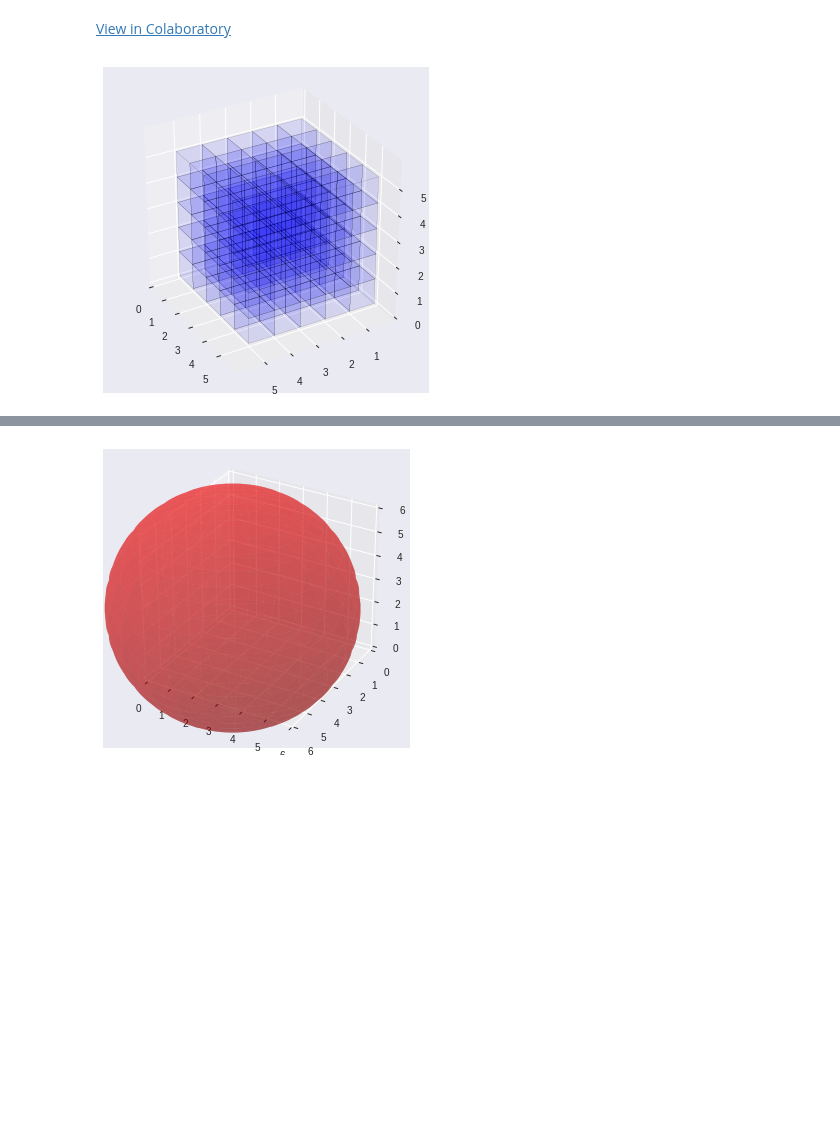
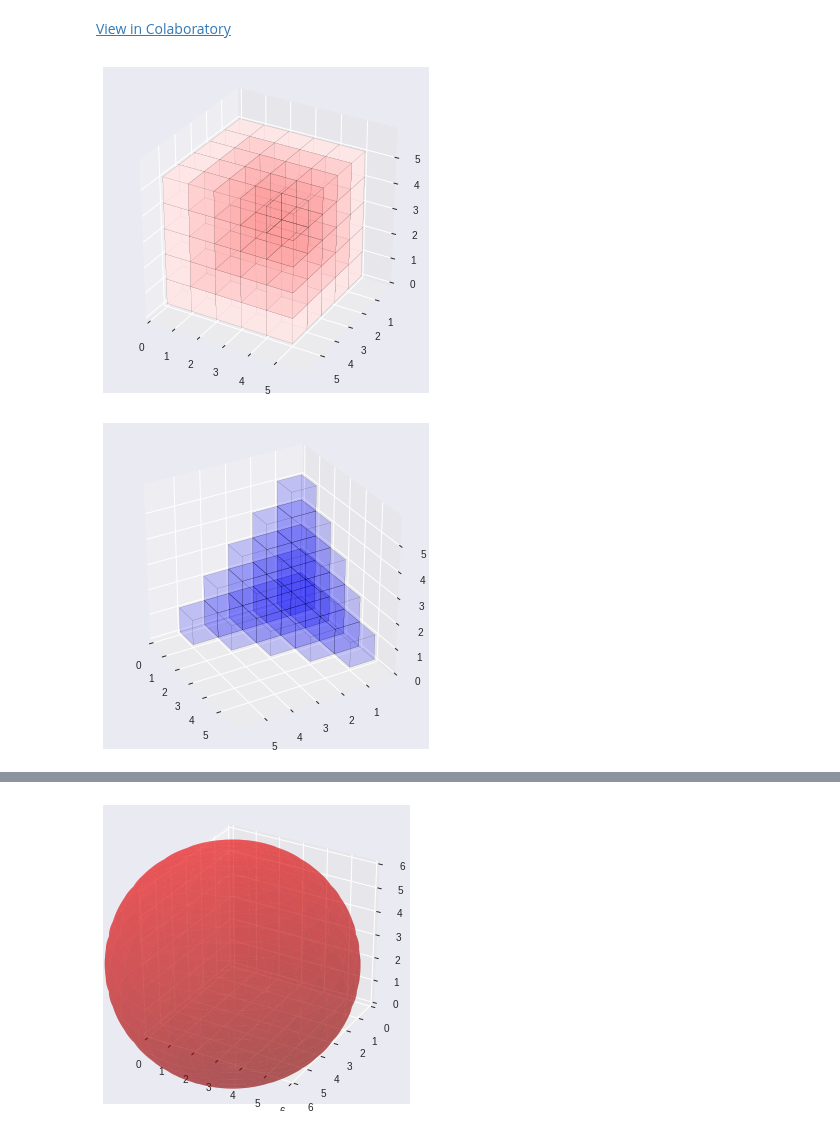
Before and after one commit to Joovvhan/ColabTest, a Jupyter notebook: Graphics_Test.ipynb, the cells around one changed output, grey strips where cells are left out. Drawn from its saved outputs; the diff is of its cells as text; code cells hidden in the pictures; blank space fills up the shorter version.

Commit message:
Gradient cube drawn

```diff
--- a/Graphics_Test.ipynb
+++ b/Graphics_Test.ipynb
@@ -8,7 +8,7 @@ from mpl_toolkits.mplot3d.art3d import Poly3DCollection, Line3DCollection
 
 
 
-def plot_cube(cube_definition, ax):
+def plot_cube(cube_definition, ax, corner):
     cube_definition_array = [
         np.array(list(item))
         for item in cube_definition
@@ -38,36 +38,60 @@ def plot_cube(cube_definition, ax):
         [points[3], points[6], points[7], points[5]]
     ]
 
-    faces = Poly3DCollection(edges, linewidths=0.05, edgecolors='k', alpha = 0.1)
-    faces.set_facecolor((0, 0, 1, 0.0))
+    faces = Poly3DCollection(edges, linewidths=0.05, edgecolors='k', alpha = 1 - corner / 5)
+    faces.set_facecolor((1, 1 - corner/10, 1 - corner/10, 0))
 
     ax.add_collection3d(faces)
-
-    # Plot the points themselves to force the scaling of the axes
-    ax.scatter(points[:,0], points[:,1], points[:,2], s=0)
-
-    ax.set_xlim((0, 6))
-    ax.set_ylim((6, 0))
-    ax.set_zlim((0, 6))
-
-    ax.set_xticks([0, 1, 2, 3, 4, 5])
-    ax.set_yticks([1, 2, 3, 4, 5])
-    ax.set_zticks([0, 1, 2, 3, 4, 5])
-
-    ax.set_aspect('equal')
+# %%
+fig = plt.figure(figsize=(6, 6))
+ax = fig.add_subplot(111, projection='3d')
+
+cubeList = list()
+xyz = list()
+
+for x in range(5):
+    for y in range(5):
+        for z in range(5):
+            cubeList.append([(x, y, z), (x + 1, y, z), (x, y + 1, z), (x, y, z + 1)])
+            xyz.append(min([x, y, z]) + 1)
+
+for i in range(len(cubeList)):
+    plot_cube(cubeList[i], ax, xyz[i])
+
+# Plot the points themselves to force the scaling of the axes
+
+ax.set_xlim((0, 6))
+ax.set_ylim((6, 0))
+ax.set_zlim((0, 6))
+
+ax.set_xticks([0, 1, 2, 3, 4, 5])
+ax.set_yticks([1, 2, 3, 4, 5])
+ax.set_zticks([0, 1, 2, 3, 4, 5])
+
+ax.set_aspect('equal')
+
+
+ax.view_init(elev=30, azim=-60)
+
+# ax.set_aspect('equal')
+
+
+plt.show()
+# %% [output]
+[figure, added]
 # %%
-fig = plt.figure(figsize=(6, 6))
++fig = plt.figure(figsize=(6, 6))
 ax = fig.add_subplot(111, projection='3d')
 
 cubeList = list()
 
 for x in range(5):
-    for y in range(5):
-        for z in range(5):
+    for y in range(5 - x):
+        for z in range(5 - x - y):
             cubeList.append([(x, y, z), (x + 1, y, z), (x, y + 1, z), (x, y, z + 1)])
 
 for i in range(len(cubeList)):
-    plot_cube(cubeList[i], ax)
+    plot_cube(cubeList[i], ax, xyz[i])
 
 ax.view_init(elev=30, azim=-30)
 
@@ -76,4 +100,4 @@ ax.view_init(elev=30, azim=-30)
 
 plt.show()
 # %% [output]
-[figure, old version]
+[figure, new version]
```
Also changed, not shown: parts of 1 cell of this notebook.
